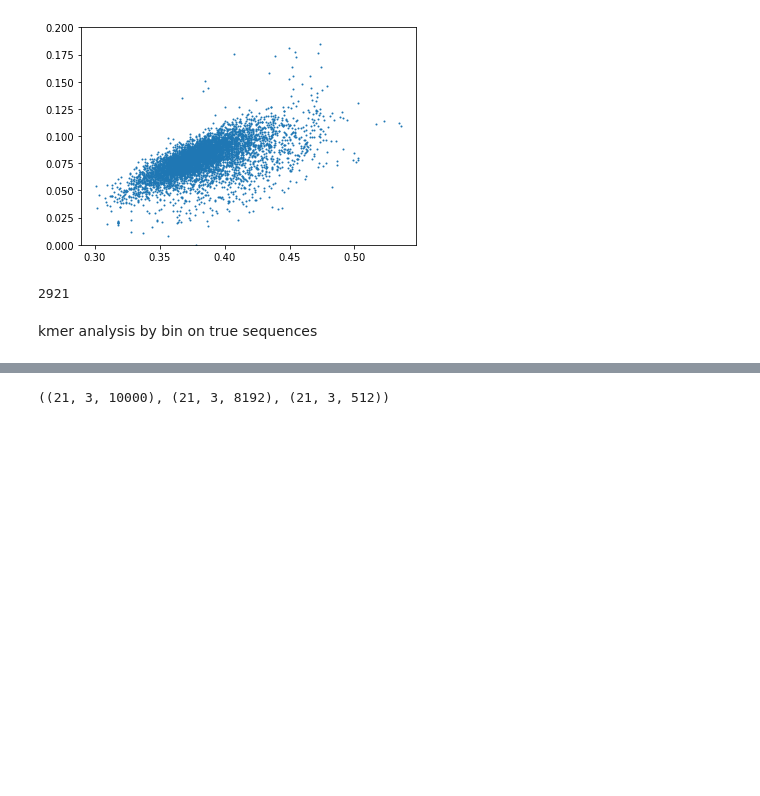
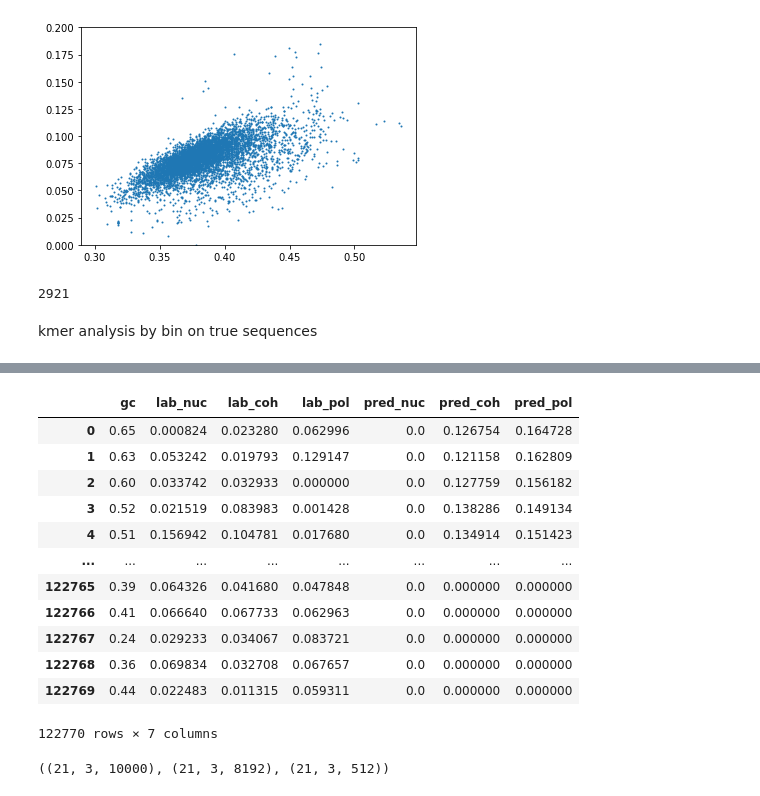
Before and after one commit to Alexwestbrook/mnhn-internship_DeepCNN_ChIP-seq, a Jupyter notebook: Generating_sequences.ipynb, the cells around one changed output, grey strips where cells are left out. Cells and saved outputs as stored; diff of their text form; code cells hidden in the pictures; blank space fills up the shorter version.

Commit message:
summarized kmer analysis in a simpler function

```diff
--- a/Generating_sequences.ipynb
+++ b/Generating_sequences.ipynb
@@ -1362,3 +1246,56 @@ window_yeast
+# %%
+# To be continued
+def window_summary(one_hot, signals, binsize, on, ks=[2, 1], includeN=False):
+    if on == 'yeast':
+        window_one_hot, window_signals = {}, {}
+        for key, oh in one_hot.items():
+            if key[:3] == 'chr':
+                window_one_hot[key] = utils.chunk_regions(oh, binsize)
+                window_signals[key] = utils.chunk_regions(np.vstack([signal[key] for signal in signals.values()]).T, binsize).mean(axis=1)
+        window_one_hot = np.concatenate(list(window_one_hot.values()), axis=0)
+        window_signals = np.concatenate(list(window_signals.values()), axis=0)
+    else:
+        window_one_hot = utils.chunk_regions(one_hot, binsize)
+        window_signals = utils.chunk_regions(np.vstack([signal[on] for signal in signals.values()]).T, binsize).mean(axis=1)
+    if not includeN:
+        noN_mask = np.sum(window_one_hot, axis=(1, 2)) == binsize
+        window_one_hot = window_one_hot[noN_mask]
+        window_signals = window_signals[noN_mask]
+    window_df = pd.concat([pd.DataFrame(utils.GC_content(window_one_hot), columns=['gc']),
+                           pd.DataFrame(window_signals, columns=signals.keys())],
+                          axis=1)
+    window_kmers = []
+    for k in ks:
+        window_kmers.append(utils.kmer_counts_by_seq(window_one_hot, k, includeN=includeN))
+    return window_df, window_one_hot, *tuple(window_kmers)
+# %%
+binsize = 100
+signals = {
+    'lab_nuc': {k: np.clip(v, None, 1) for k, v in labels_nuc.items()},
+    'lab_coh': labels_coh,
+    'lab_pol': labels_pol,
+    'pred_nuc': {k: v / thres_pred_nm for k, v in preds_nuc.items()},
+    'pred_coh': {k: v / thres_pred_cm for k, v in preds_coh.items()},
+    'pred_pol': {k: v / thres_pred_pm for k, v in preds_pol.items()},
+}
+window_yeast, _, window_2mer_yeast, window_1mer_yeast = window_summary(one_hots_yeast, signals, binsize, 'yeast')
+window_myco, _, window_2mer_myco, window_1mer_myco = window_summary(one_hot_myco, signals, binsize, 'myco')
+window_pneu, _, window_2mer_pneu, window_1mer_pneu = window_summary(one_hot_pneu, signals, binsize, 'pneu')
+window_yeast
+# %% [output]
+|  | gc | lab_nuc | lab_coh | lab_pol | pred_nuc | pred_coh | pred_pol |
+| 0 | 0.65 | 0.000824 | 0.023280 | 0.062996 | 0.0 | 0.126754 | 0.164728 |
+| 1 | 0.63 | 0.053242 | 0.019793 | 0.129147 | 0.0 | 0.121158 | 0.162809 |
+| 2 | 0.60 | 0.033742 | 0.032933 | 0.000000 | 0.0 | 0.127759 | 0.156182 |
+| 3 | 0.52 | 0.021519 | 0.083983 | 0.001428 | 0.0 | 0.138286 | 0.149134 |
+| 4 | 0.51 | 0.156942 | 0.104781 | 0.017680 | 0.0 | 0.134914 | 0.151423 |
+| ... | ... | ... | ... | ... | ... | ... | ... |
+| 122765 | 0.39 | 0.064326 | 0.041680 | 0.047848 | 0.0 | 0.000000 | 0.000000 |
+| 122766 | 0.41 | 0.066640 | 0.067733 | 0.062963 | 0.0 | 0.000000 | 0.000000 |
+| 122767 | 0.24 | 0.029233 | 0.034067 | 0.083721 | 0.0 | 0.000000 | 0.000000 |
+| 122768 | 0.36 | 0.069834 | 0.032708 | 0.067657 | 0.0 | 0.000000 | 0.000000 |
+| 122769 | 0.44 | 0.022483 | 0.011315 | 0.059311 | 0.0 | 0.000000 | 0.000000 |
+122770 rows × 7 columns
 # %%
 # Random preds for original plot
 preds_nuc_rand = np.load(Path(data_dir, species, 'results', 'models_etienne', 'random_seqs', 'preds_all_reps_myco_nucleosome_random_strictGCrange_indep_10000.npy'))
```
Also changed, not shown: parts of 13 cells of this notebook.
